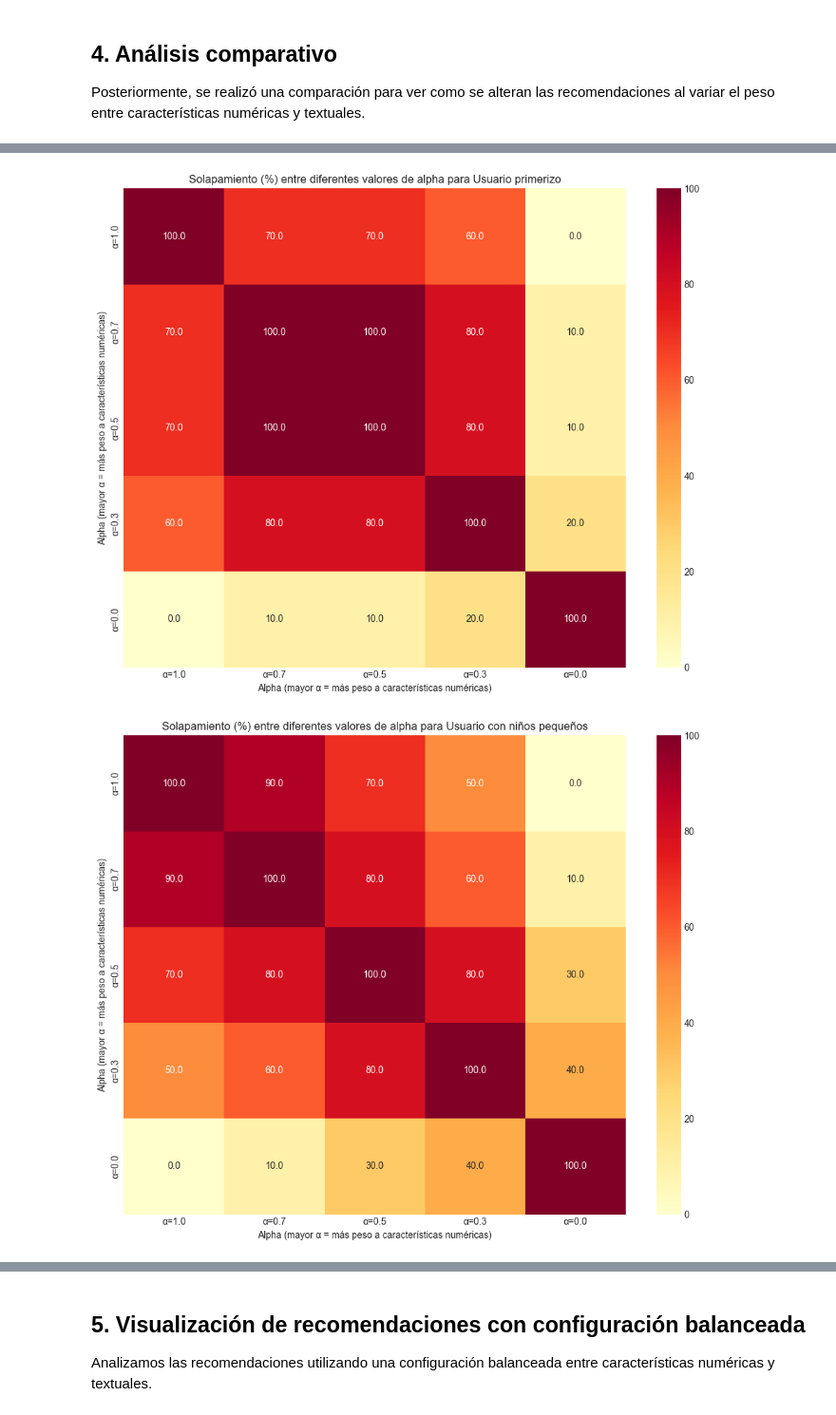
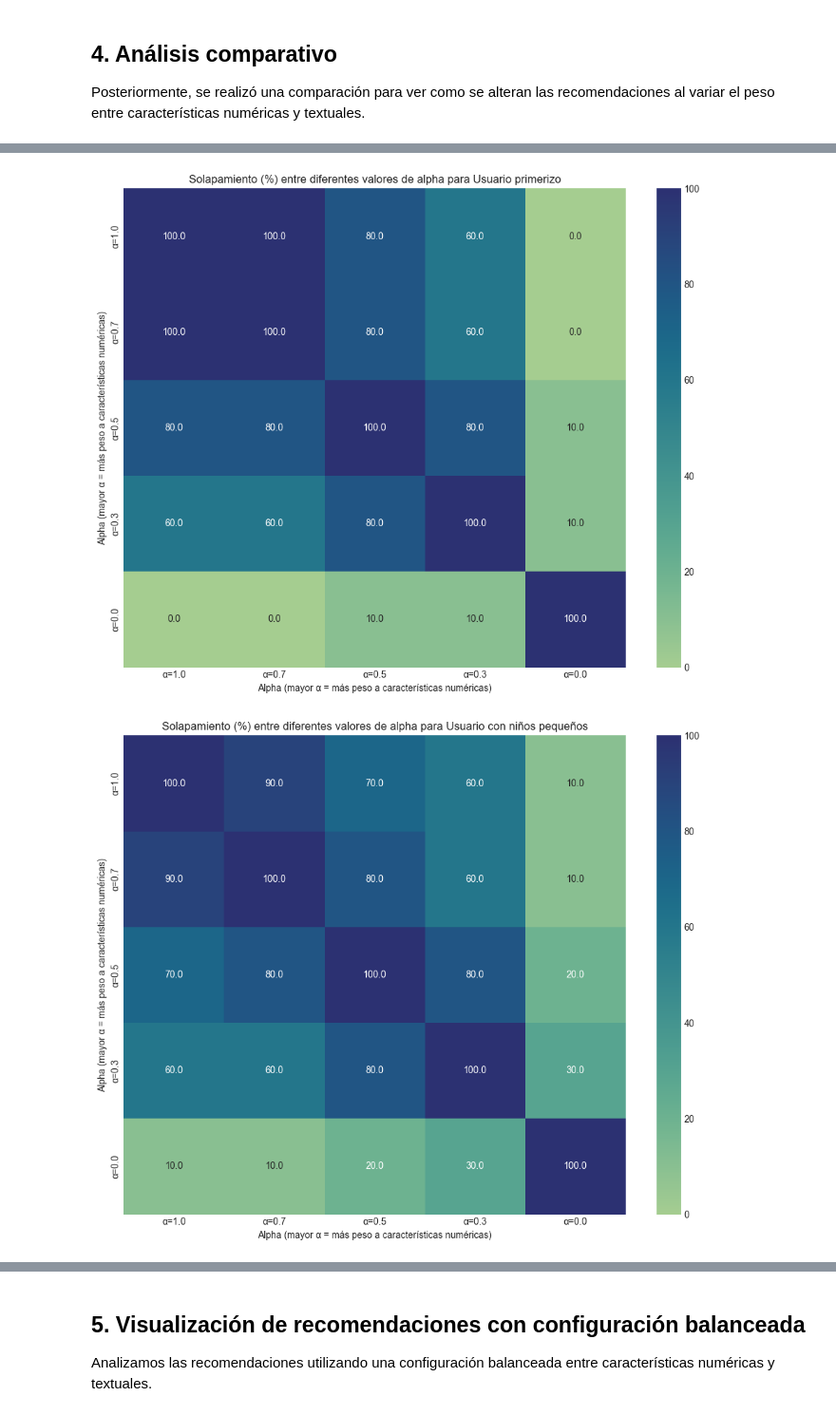
Before and after one commit to quiquereds/DogRecSys, a Jupyter notebook: experiments/01b-content_based.ipynb, the cells around one changed output, grey strips where cells are left out. Shown at 95% size. Drawn from its saved outputs; the diff is of its cells as text; code cells hidden in the pictures.

```diff
--- a/experiments/01b-content_based.ipynb
+++ b/experiments/01b-content_based.ipynb
@@ -86,7 +86,7 @@ test_profiles = [
         "energy_level_value": 0.6,        # Energía media
         "trainability_value": 0.8,        # Buena capacidad de entrenamiento
         "demeanor_value": 1.0,            # Muy amigable
-        "text_query": "friendly family dog good with children"  # Consulta de texto
+        "text_query": "friendly family children"  # Consulta de texto
     },
     {
         "nombre": "Usuario deportista",
@@ -95,7 +95,7 @@ test_profiles = [
         "energy_level_value": 1.0,        # Muy energético
         "trainability_value": 1.0,        # Muy entrenable
         "demeanor_value": 0.6,            # Temperamento medio
-        "text_query": "athletic energetic working dog active outdoor"  # Consulta de texto
+        "text_query": "energetic active outdoor"  # Consulta de texto
     },
     {
         "nombre": "Usuario en apartamento",
@@ -104,7 +104,7 @@ test_profiles = [
         "energy_level_value": 0.4,        # Poca energía
         "trainability_value": 0.6,        # Entrenabilidad media
         "demeanor_value": 0.8,            # Bastante amigable
-        "text_query": "small apartment dog quiet low energy"  # Consulta de texto
+        "text_query": "low energy calm"   # Consulta de texto
     },
     {
         "nombre": "Usuario mayor",
@@ -187,7 +187,7 @@ for profile in test_profiles:
         all_recommendations[alpha][nombre] = recs
 
 # Mostramos las recomendaciones para el primer perfil con diferentes valores de alpha
-primer_perfil = test_profiles[0]["nombre"]
+primer_perfil = test_profiles[4]["nombre"]
 print(f"\nComparación de recomendaciones para {primer_perfil}:")
 
 for alpha in alpha_values:
@@ -267,7 +267,7 @@ for profile in test_profiles:
         overlap_matrix,
         annot=True,
         fmt='.1f',
-        cmap='YlOrRd',
+        cmap='crest',
         xticklabels=[f"α={a}" for a in alpha_labels],
         yticklabels=[f"α={a}" for a in alpha_labels],
         vmin=0,
@@ -306,13 +306,13 @@ sns.heatmap(
     overlap_matrix,
     annot=True,
     fmt='.1f',
-    cmap='YlOrRd',
+    cmap='Blues',
     xticklabels=nombres,
     yticklabels=nombres,
     vmin=0,
     vmax=100
 )
-plt.title(f'Solapamiento (%) entre perfiles con alpha balanceado (α={alpha_balanced})')
+plt.title(f'Matriz de similitud (%) entre perfiles')
 plt.xticks(rotation=45, ha='right')
 plt.tight_layout()
 plt.show()
@@ -324,2 +324,2 @@ plt.show()
-[figure, old version]
+[figure, new version]
-[figure, old version]
+[figure, new version]
```
Also changed, not shown: parts of 6 cells of this notebook, 13 other files.
